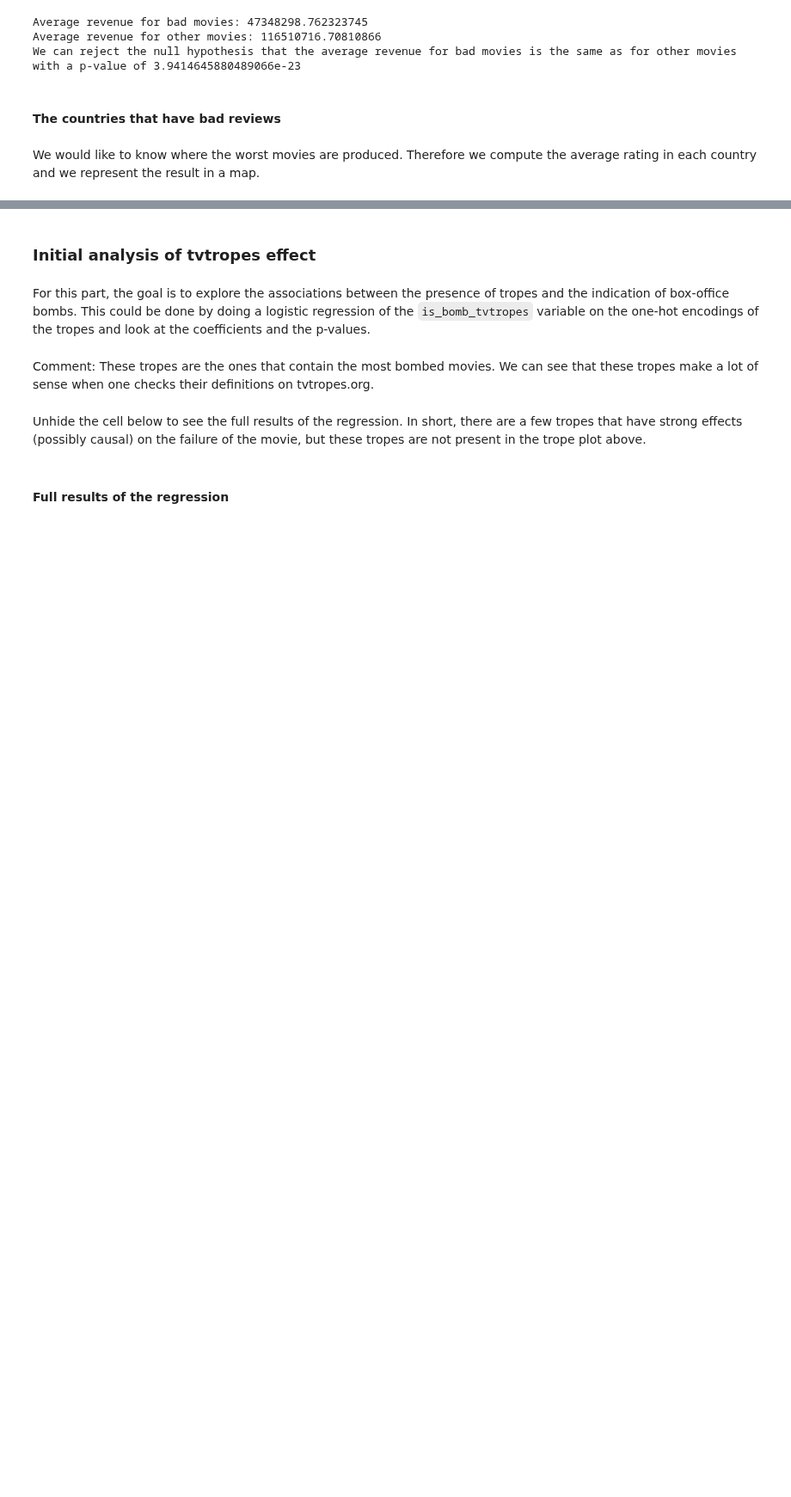
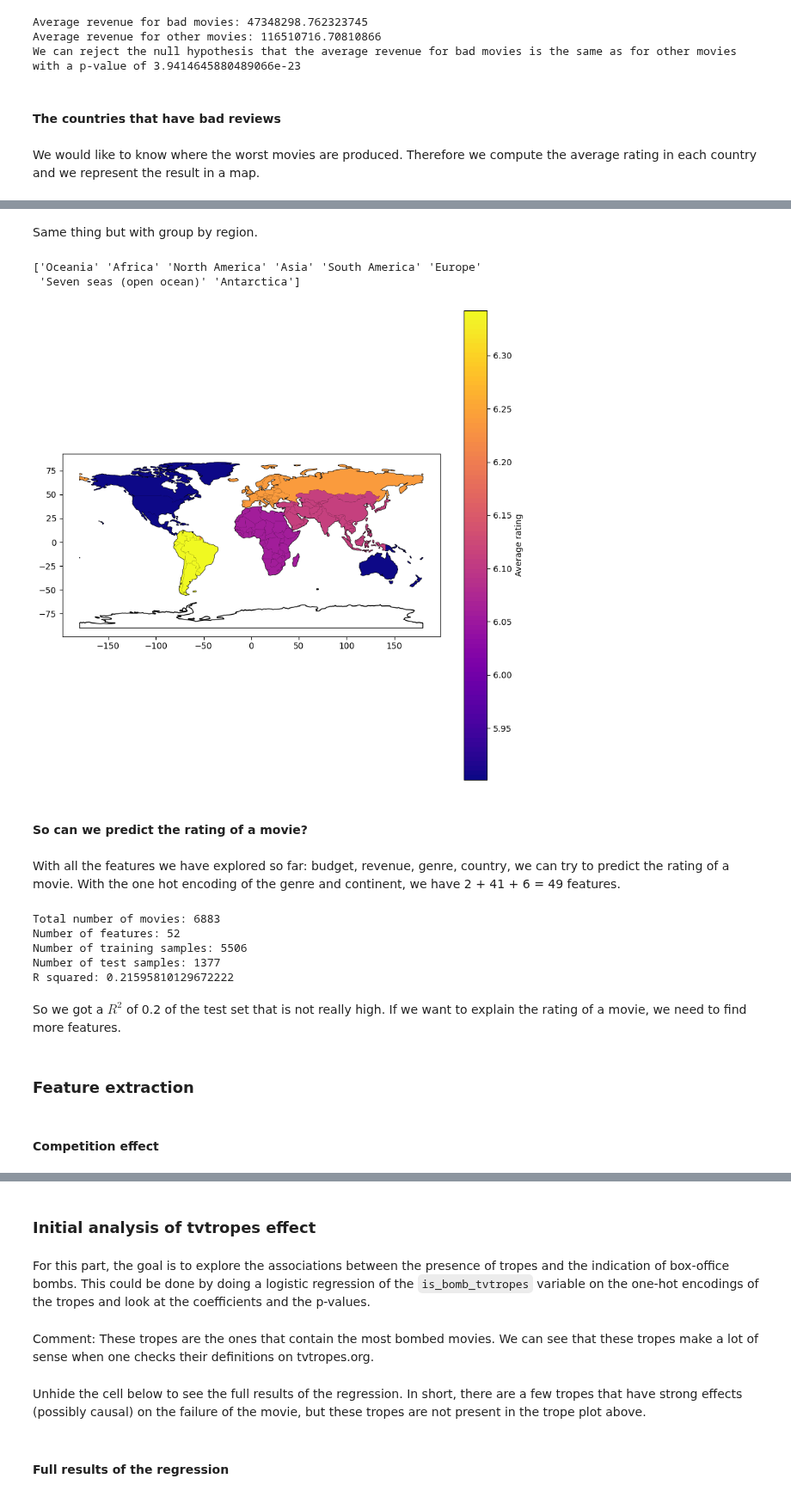
Before and after one commit to epfl-ada/ada-2022-project-adamax, a Jupyter notebook: src/initial_analysis.ipynb, the cells around one changed output, grey strips where cells are left out. Shown at 86% size. Cells and saved outputs as stored; diff of their text form; code cells hidden in the pictures; blank space fills up the shorter version.

Commit message:
:sparkles: Clean competition effect, Something about actors

```diff
--- a/src/initial_analysis.ipynb
+++ b/src/initial_analysis.ipynb
@@ -476,0 +485,2 @@ plt.show()
+# %% [markdown]
+Same thing but with group by region.
@@ -476,0 +511,47 @@ plt.show()
+# %%
+# Average rating by continent
+region_rates = dict()
+for c in continent_mapping:
+    for country in continent_mapping[c]:
+        if country not in country_rates:
+            continue
+        if c not in region_rates:
+            region_rates[c] = []
+        region_rates[c].append(country_rates[country].mean())
+for c in continent_mapping:
+    region_rates[c] = np.mean(region_rates[c])
+
+min_rating = min([region_rates[c] for c in continent_mapping])
+max_rating = max([region_rates[c] for c in continent_mapping])
+
+# Normalize the ratings
+normalized_region_rates = dict()
+for c in region_rates:
+    normalized_region_rates[c] = (region_rates[c] - min_rating) / (max_rating - min_rating)
+# %%
+# World map coloured by vote average
+world = geopandas.read_file(geopandas.datasets.get_path('naturalearth_lowres'))
+print(world.continent.unique())
+ax = world.plot(figsize=(10, 10), color="white", edgecolor="black")
+
+for c in region_rates:
+    r_rate = normalized_region_rates[c]
+    if c not in world.continent.values:
+        continue
+    world[world.continent == c].plot(color=cmap(r_rate),ax=ax)
+for c in world.continent.values:
+    if c not in region_rates:
+        continue
+        world[world.name == c].plot(color="white",ax=ax)
+
+plt.colorbar(plt.cm.ScalarMappable(norm=matplotlib.colors.Normalize(min_rating, max_rating), cmap=cmap),
+             ax=ax, label="Average rating")
+plt.show()
+# %% [output]
+['Oceania' 'Africa' 'North America' 'Asia' 'South America' 'Europe'
+ 'Seven seas (open ocean)' 'Antarctica']
+[figure, added]
+# %% [markdown]
+#### So can we predict the rating of a movie?
+# %% [markdown]
+With all the features we have explored so far: budget, revenue, genre, country, we can try to predict the rating of a movie. With the one hot encoding of the genre and continent, we have 2 + 41 + 6 = 49 features.
@@ -476,0 +591,21 @@ plt.show()
+# %%
+features_name = ["year", "adj_budget", "runtime_x", "adj_revenue_x"] + [f"played_in_{c}" for c in continent_mapping] + [f"is_{g}" for g in all_genres]
+target_name = "vote_average"
+
+X, y = get_data(features_name, target_name)
+X_train, X_test, y_train, y_test = split_data(X, y)
+basic_model = train_model(X_train, y_train)
+evaluate_model(basic_model, X_test, y_test)
+mse_1 = (y_test - basic_model.predict(X_test)) ** 2
+# %% [output]
+Total number of movies: 6883
+Number of features: 52
+Number of training samples: 5506
+Number of test samples: 1377
+R squared: 0.21595810129672222
+# %% [markdown]
+So we got a $R^2$ of 0.2 of the test set that is not really high. If we want to explain the rating of a movie, we need to find more features.
+# %% [markdown]
+### Feature extraction
+# %% [markdown]
+#### Competition effect
```
Also changed, not shown: parts of 52 cells of this notebook.
